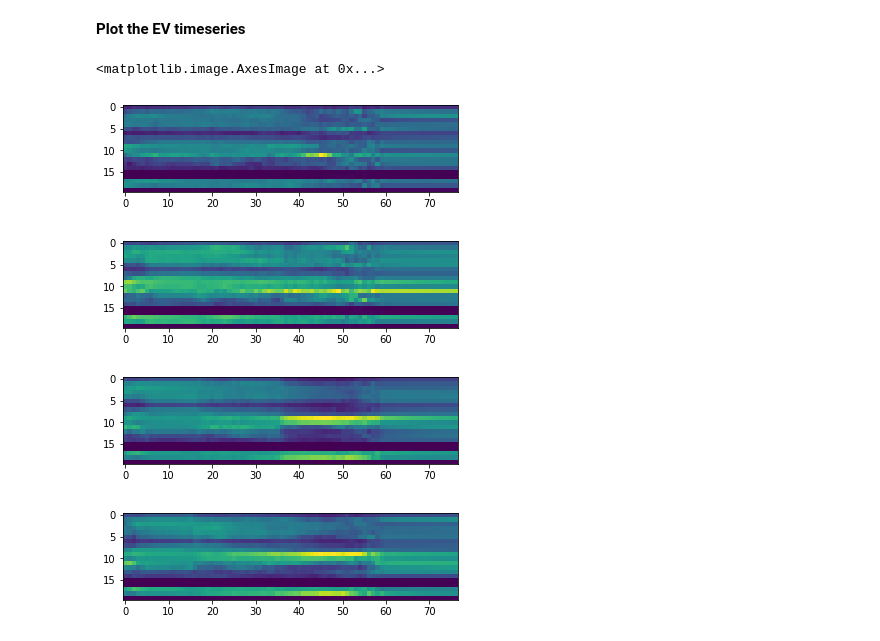
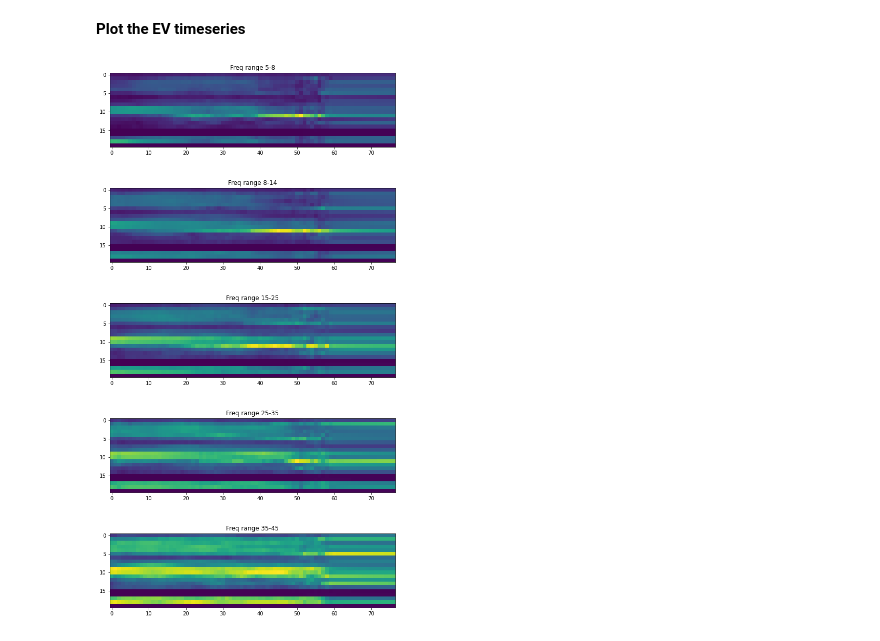
Before and after one commit to AraiKensuke/GCoh, a Jupyter notebook: cluster_eeg_gcoh.ipynb, the cells around one changed output. Saved outputs shown, nothing was run; the diff lists cells and outputs as text; code cells hidden in the pictures.

```diff
--- a/cluster_eeg_gcoh.ipynb
+++ b/cluster_eeg_gcoh.ipynb
@@ -37,0 +43,2 @@ Successfully installed mne-1.2.2
+# %%
+dat="Apr052021_17_50_15.edf"
@@ -178,15 +200,16 @@ array([ 5.2734375,  5.859375 ,  6.4453125,  7.03125  ,  7.6171875,
 # %%
 f_ranges = [[5,8], [8, 14], [15, 25],[25, 35], [35, 45]]
 
-for frng in r_canges:
-  finds = _N.where(fs_gcoh >= frng[0]) & (fs_gcoh < frng[1]))[0]
+fig = _plt.figure(figsize=(10, 4*len(f_ranges)))
+
+fi = 0
+for frng in f_ranges:
+  fi += 1
+  fig.add_subplot(len(f_ranges), 1, fi)
+  finds = _N.where((fs_gcoh >= frng[0]) & (fs_gcoh < frng[1]))[0]
   gcoh_frng = _N.mean(vec_mag[finds], axis=0)
-  fig = _plt.figure()
-  _plt.suptitle("Freq range %(1)d-%(2)d" % {"1" : frng[0], "2" : frng[1]})
+
+  _plt.title("Freq range %(1)d-%(2)d" % {"1" : frng[0], "2" : frng[1]})
   _plt.imshow(gcoh_frng[:, 0].T)
 # %% [output]
-<matplotlib.image.AxesImage at 0x...>
-[figure, old version]
+[figure, new version]
-[figure, removed]
-[figure, removed]
-[figure, removed]
```
Also changed, not shown: parts of 8 cells of this notebook.
